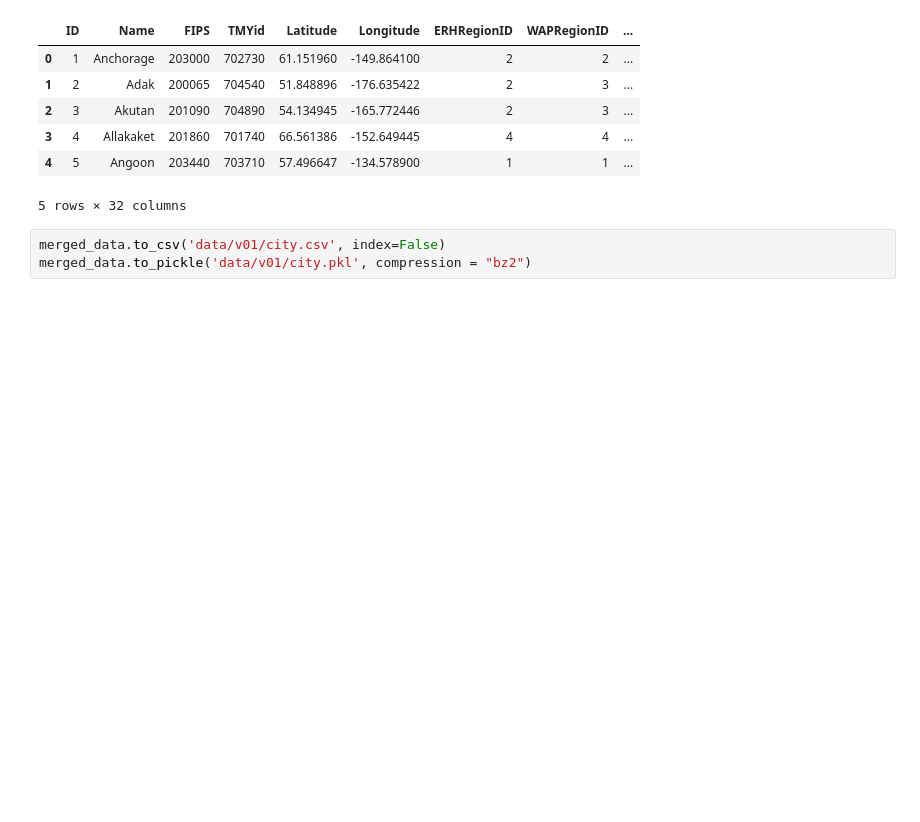
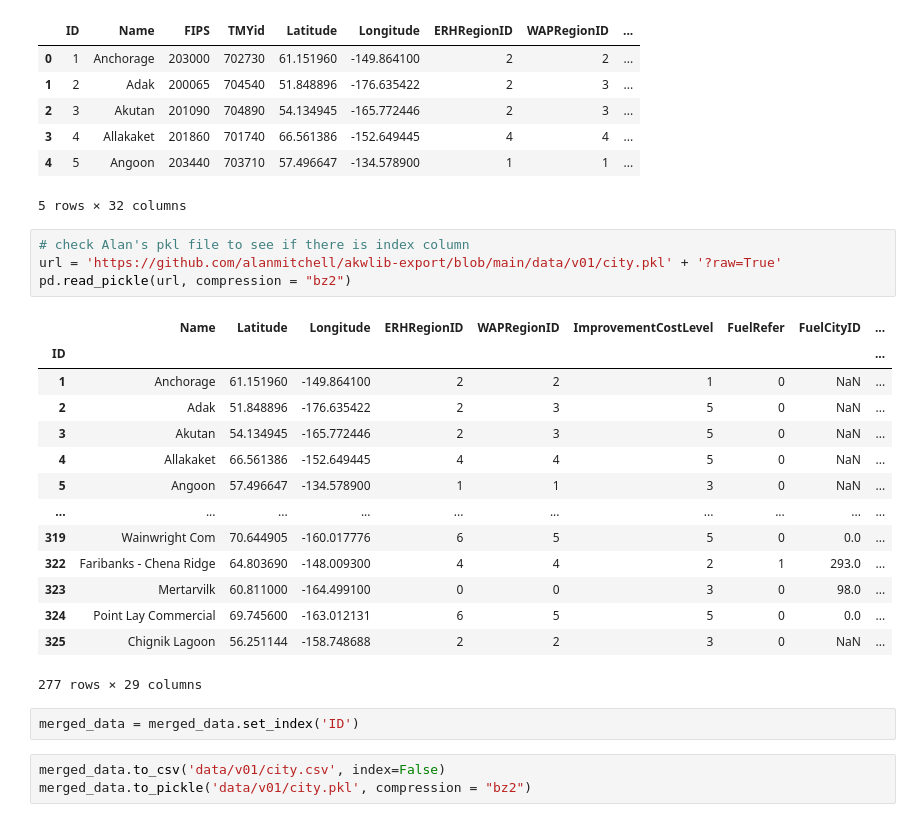
Before and after one commit to leungkp/akwlib-export, a Jupyter notebook: amendCity.ipynb, the cells around one changed output. Cells and saved outputs as stored; diff of their text form; blank space fills up the shorter version.

Commit message:
fixed city.pkl index

```diff
--- a/amendCity.ipynb
+++ b/amendCity.ipynb
@@ -100,6 +100,27 @@ merged_data.head()
 | 3 | 4 | Allakaket | 201860 | 701740 | 66.561386 | -152.649445 | 4 | 4 | ... |
 | 4 | 5 | Angoon | 203440 | 703710 | 57.496647 | -134.578900 | 1 | 1 | ... |
 5 rows × 32 columns
+# %%
+# check Alan's pkl file to see if there is index column
+url = 'https://github.com/alanmitchell/akwlib-export/blob/main/data/v01/city.pkl' + '?raw=True'
+pd.read_pickle(url, compression = "bz2")
+# %% [output]
+|  | Name | Latitude | Longitude | ERHRegionID | WAPRegionID | ImprovementCostLevel | FuelRefer | FuelCityID | ... |
+| ID |  |  |  |  |  |  |  |  | ... |
+| 1 | Anchorage | 61.151960 | -149.864100 | 2 | 2 | 1 | 0 | NaN | ... |
+| 2 | Adak | 51.848896 | -176.635422 | 2 | 3 | 5 | 0 | NaN | ... |
+| 3 | Akutan | 54.134945 | -165.772446 | 2 | 3 | 5 | 0 | NaN | ... |
+| 4 | Allakaket | 66.561386 | -152.649445 | 4 | 4 | 5 | 0 | NaN | ... |
+| 5 | Angoon | 57.496647 | -134.578900 | 1 | 1 | 3 | 0 | NaN | ... |
+| ... | ... | ... | ... | ... | ... | ... | ... | ... | ... |
+| 319 | Wainwright Com | 70.644905 | -160.017776 | 6 | 5 | 5 | 0 | 0.0 | ... |
+| 322 | Faribanks - Chena Ridge | 64.803690 | -148.009300 | 4 | 4 | 2 | 1 | 293.0 | ... |
+| 323 | Mertarvilk | 60.811000 | -164.499100 | 0 | 0 | 3 | 0 | 98.0 | ... |
+| 324 | Point Lay Commercial | 69.745600 | -163.012131 | 6 | 5 | 5 | 0 | 0.0 | ... |
+| 325 | Chignik Lagoon | 56.251144 | -158.748688 | 2 | 2 | 3 | 0 | NaN | ... |
+277 rows × 29 columns
+# %%
+merged_data = merged_data.set_index('ID')
 # %%
 merged_data.to_csv('data/v01/city.csv', index=False)
 merged_data.to_pickle('data/v01/city.pkl', compression = "bz2")
```
Also changed, not shown: 2 other files.
